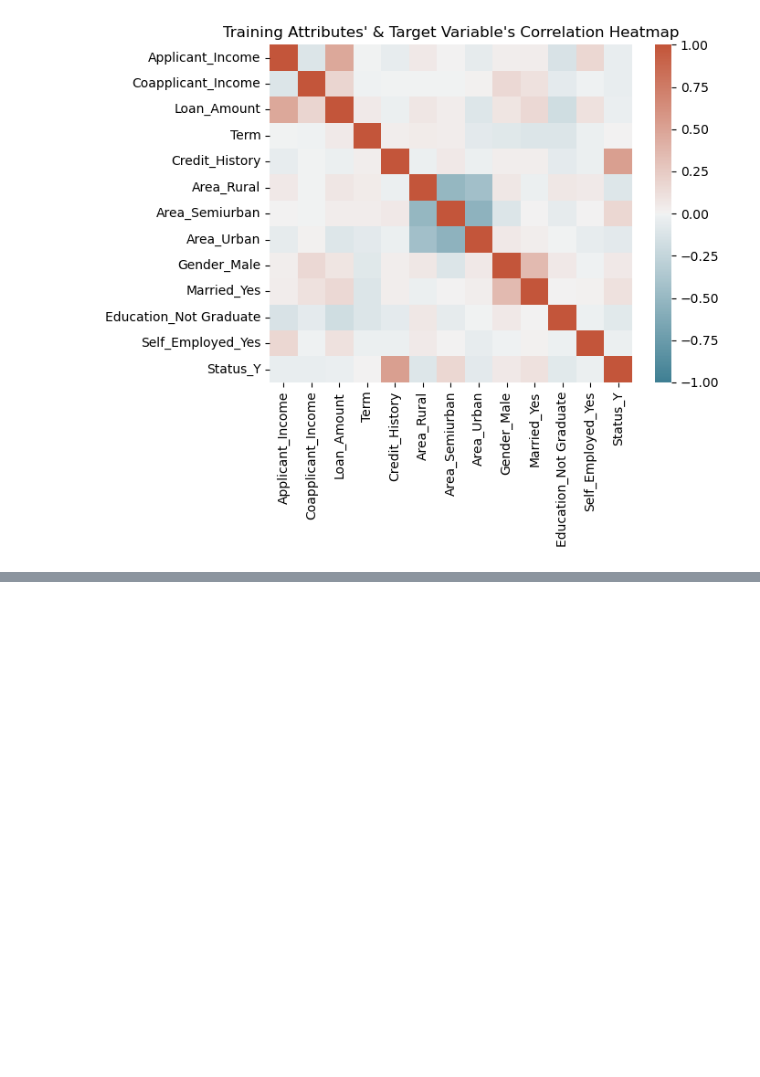
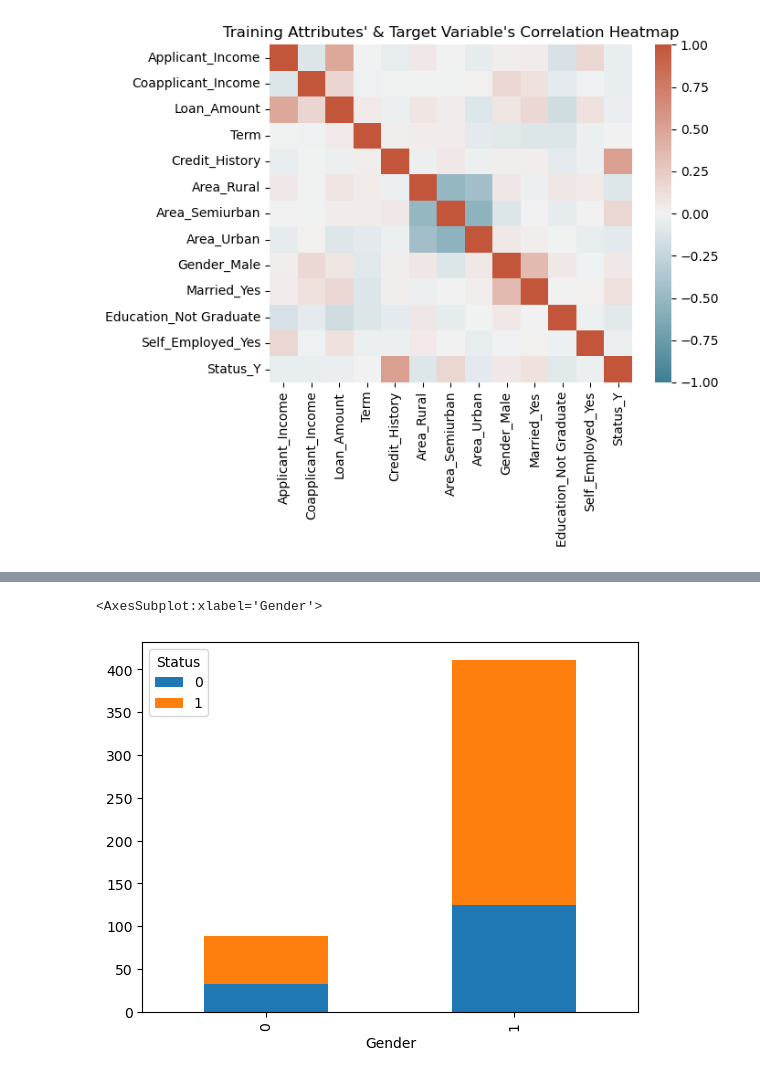
Before and after one commit to shailja-somani-0/ADS-502-loan-approval-pred, a Jupyter notebook: Loan_Pred_Proj.ipynb, the cells around one changed output, grey strips where cells are left out. Saved outputs shown, nothing was run; the diff lists cells and outputs as text; code cells hidden in the pictures; blank space fills up the shorter version.

```diff
--- a/Loan_Pred_Proj.ipynb
+++ b/Loan_Pred_Proj.ipynb
@@ -102,0 +131,7 @@ plt.show()
+# %%
+crosstab_02 = pd.crosstab(loan_encoded['Gender'], loan_encoded['Status'])
+# %%
+crosstab_02.plot(kind='bar', stacked = True)
+# %% [output]
+<AxesSubplot:xlabel='Gender'>
+[figure, added]
```
Also changed, not shown: parts of 50 cells of this notebook.
